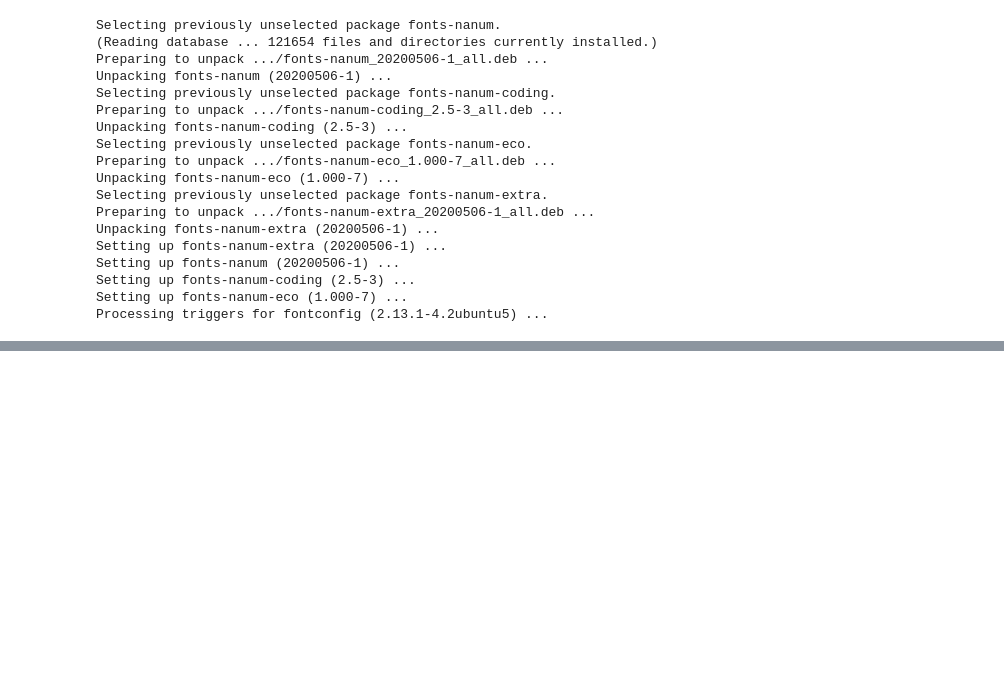
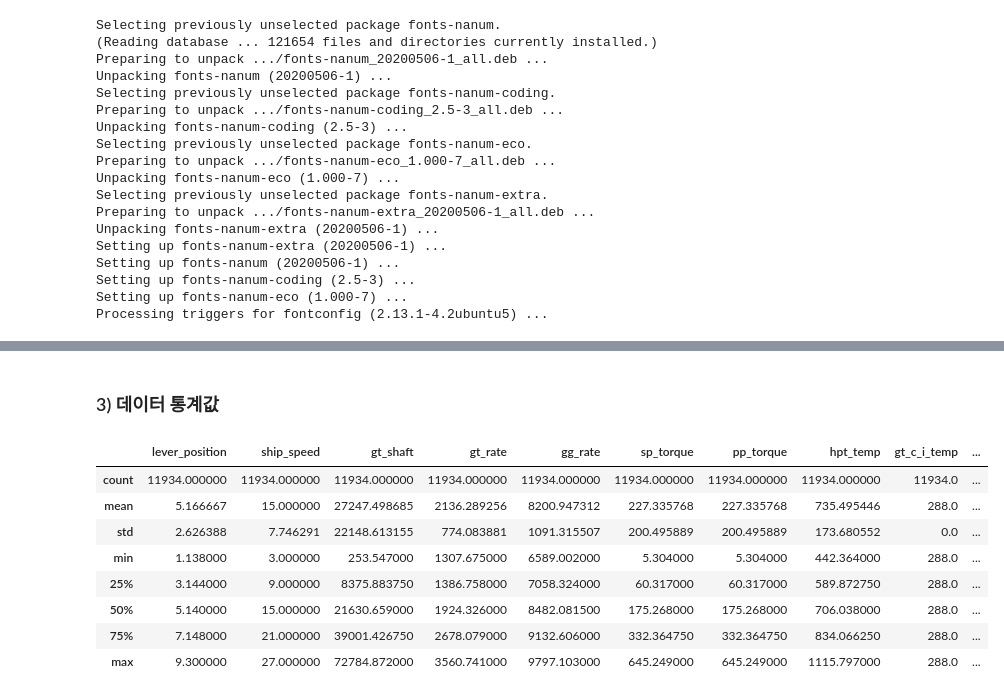
Before and after one commit to yunyun3599/MLStudy, a Jupyter notebook: Data_Anaylsis_And_Machine_Learning/10_maintenance_of_naval_propulsion_plants/maintenance_of_naval_propulsion_plants.ipynb, the cells around one changed output, grey strips where cells are left out. Saved outputs shown, nothing was run; the diff lists cells and outputs as text; code cells hidden in the pictures; blank space fills up the shorter version.

```diff
--- a/Data_Anaylsis_And_Machine_Learning/10_maintenance_of_naval_propulsion_plants/maintenance_of_naval_propulsion_plants.ipynb
+++ b/Data_Anaylsis_And_Machine_Learning/10_maintenance_of_naval_propulsion_plants/maintenance_of_naval_propulsion_plants.ipynb
@@ -59,0 +82,4 @@ Processing triggers for fontconfig (2.13.1-4.2ubuntu5) ...
+# %%
+naval_df = pd.read_csv("/content/drive/MyDrive/MLStudy/Data_Anaylsis_And_Machine_Learning/10_maintenance_of_naval_propulsion_plants/navalplantmaintenance.csv",
+                       delim_whitespace= True, header=None)
+naval_df.head()
@@ -59,0 +101,2 @@ Processing triggers for fontconfig (2.13.1-4.2ubuntu5) ...
+# %%
+naval_df.columns = ["lever_position", "ship_speed", "gt_shaft", "gt_rate", "gg_rate", "sp_torque", "pp_torque", "hpt_temp", "gt_c_i_temp", "gt_c_o_temp", "hpt_pressure", "gt_c_i_pressure", "gt_c_o_pressure", "gt_exhaust_pressure", "turbine_inj_control", "fuel_flow", "gt_c_decay", "gt_t_decay"]
@@ -59,0 +137,2 @@ Processing triggers for fontconfig (2.13.1-4.2ubuntu5) ...
+# %%
+naval_df = naval_df.dropna()
@@ -59,0 +148,14 @@ Processing triggers for fontconfig (2.13.1-4.2ubuntu5) ...
+# %% [markdown]
+### 3) 데이터 통계값
+# %%
+naval_df.describe()
+# %% [output]
+|  | lever_position | ship_speed | gt_shaft | gt_rate | gg_rate | sp_torque | pp_torque | hpt_temp | gt_c_i_temp | ... |
+| count | 11934.000000 | 11934.000000 | 11934.000000 | 11934.000000 | 11934.000000 | 11934.000000 | 11934.000000 | 11934.000000 | 11934.0 | ... |
+| mean | 5.166667 | 15.000000 | 27247.498685 | 2136.289256 | 8200.947312 | 227.335768 | 227.335768 | 735.495446 | 288.0 | ... |
+| std | 2.626388 | 7.746291 | 22148.613155 | 774.083881 | 1091.315507 | 200.495889 | 200.495889 | 173.680552 | 0.0 | ... |
+| min | 1.138000 | 3.000000 | 253.547000 | 1307.675000 | 6589.002000 | 5.304000 | 5.304000 | 442.364000 | 288.0 | ... |
+| 25% | 3.144000 | 9.000000 | 8375.883750 | 1386.758000 | 7058.324000 | 60.317000 | 60.317000 | 589.872750 | 288.0 | ... |
+| 50% | 5.140000 | 15.000000 | 21630.659000 | 1924.326000 | 8482.081500 | 175.268000 | 175.268000 | 706.038000 | 288.0 | ... |
+| 75% | 7.148000 | 21.000000 | 39001.426750 | 2678.079000 | 9132.606000 | 332.364750 | 332.364750 | 834.066250 | 288.0 | ... |
+| max | 9.300000 | 27.000000 | 72784.872000 | 3560.741000 | 9797.103000 | 645.249000 | 645.249000 | 1115.797000 | 288.0 | ... |
```
Also changed, not shown: parts of 9 cells of this notebook.
